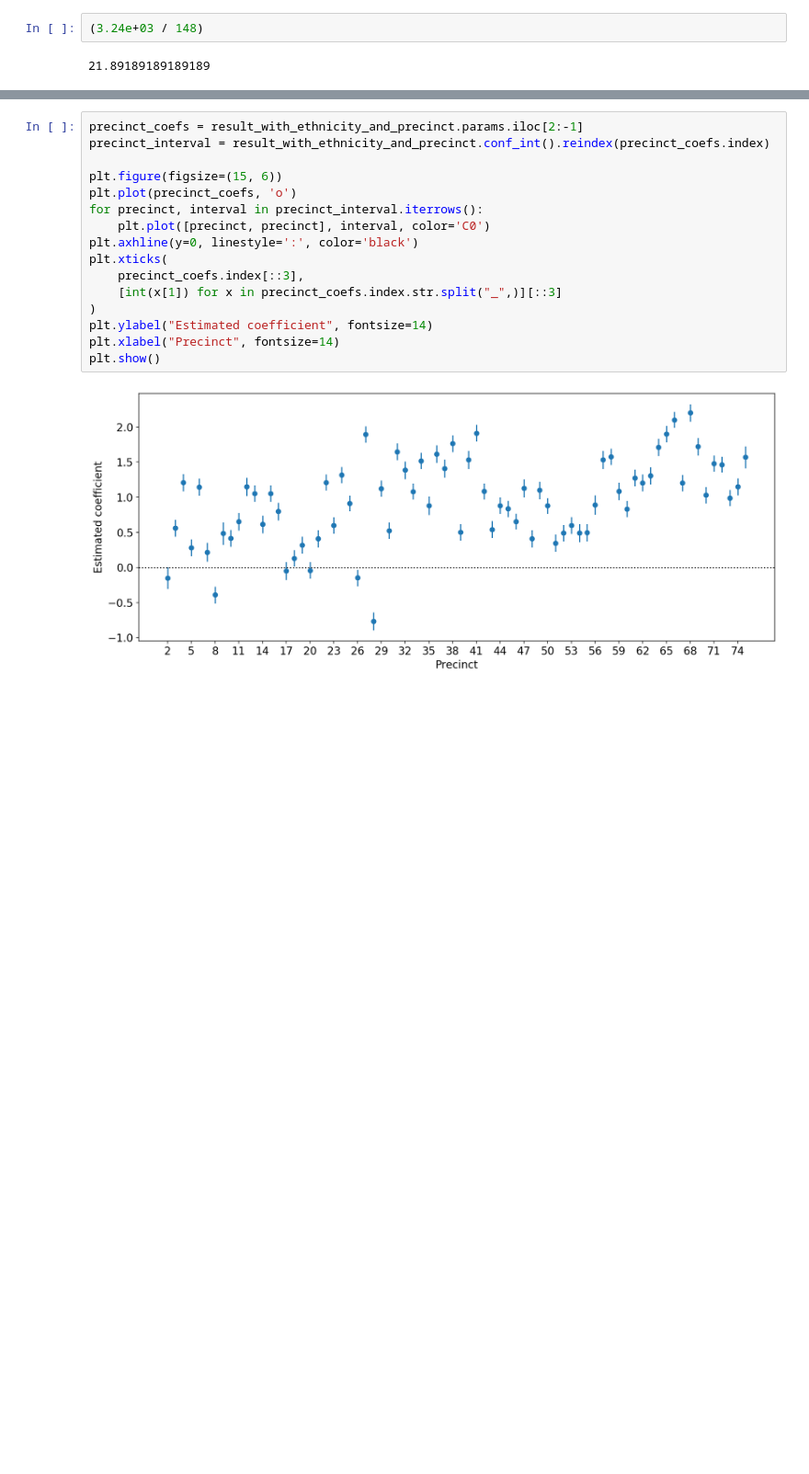
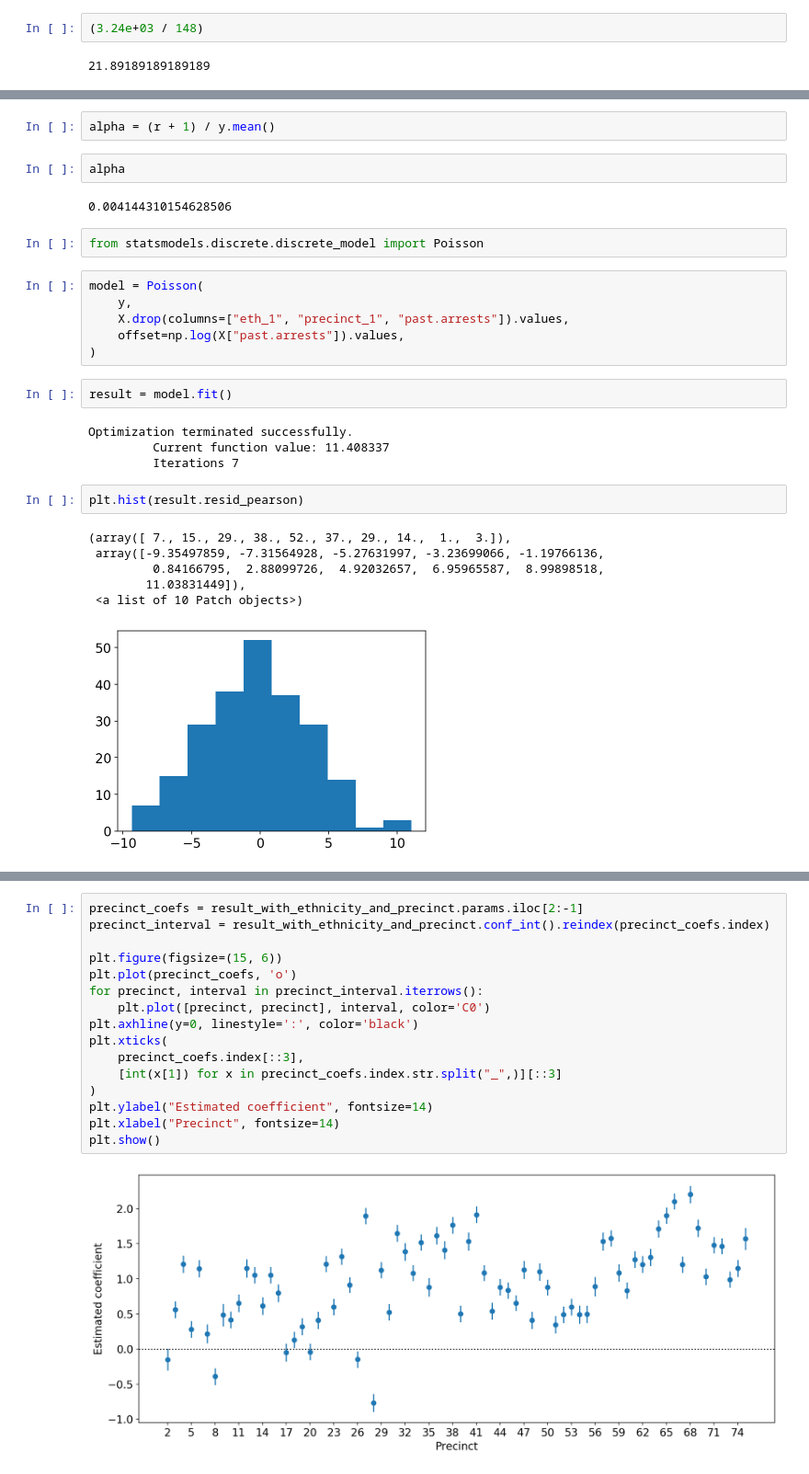
Before and after one commit to omarfsosa/omarfsosa.github.io, a Jupyter notebook: notebooks/police_stops.ipynb, the cells around one changed output, grey strips where cells are left out. Shown: that part at 92% size. Saved outputs shown, nothing was run; the diff lists cells and outputs as text; blank space fills up the shorter version.

```diff
--- a/notebooks/police_stops.ipynb
+++ b/notebooks/police_stops.ipynb
@@ -183,0 +179,29 @@ eth_3         -0.3648      0.164     -2.228      0.026      -0.686      -0.044
+# %%
+alpha = (r + 1) / y.mean()
+# %%
+alpha
+# %% [output]
+0.004144310154628506
+# %%
+from statsmodels.discrete.discrete_model import Poisson
+# %%
+model = Poisson(
+    y,
+    X.drop(columns=["eth_1", "precinct_1", "past.arrests"]).values,
+    offset=np.log(X["past.arrests"]).values,
+)
+# %%
+result = model.fit()
+# %% [output]
+Optimization terminated successfully.
+         Current function value: 11.408337
+         Iterations 7
+# %%
+plt.hist(result.resid_pearson)
+# %% [output]
+(array([ 7., 15., 29., 38., 52., 37., 29., 14.,  1.,  3.]),
+ array([-9.35497859, -7.31564928, -5.27631997, -3.23699066, -1.19766136,
+         0.84166795,  2.88099726,  4.92032657,  6.95965587,  8.99898518,
+        11.03831449]),
+ <a list of 10 Patch objects>)
+[figure, added]
```
Also changed, not shown: parts of 42 cells of this notebook, 3 other files.
